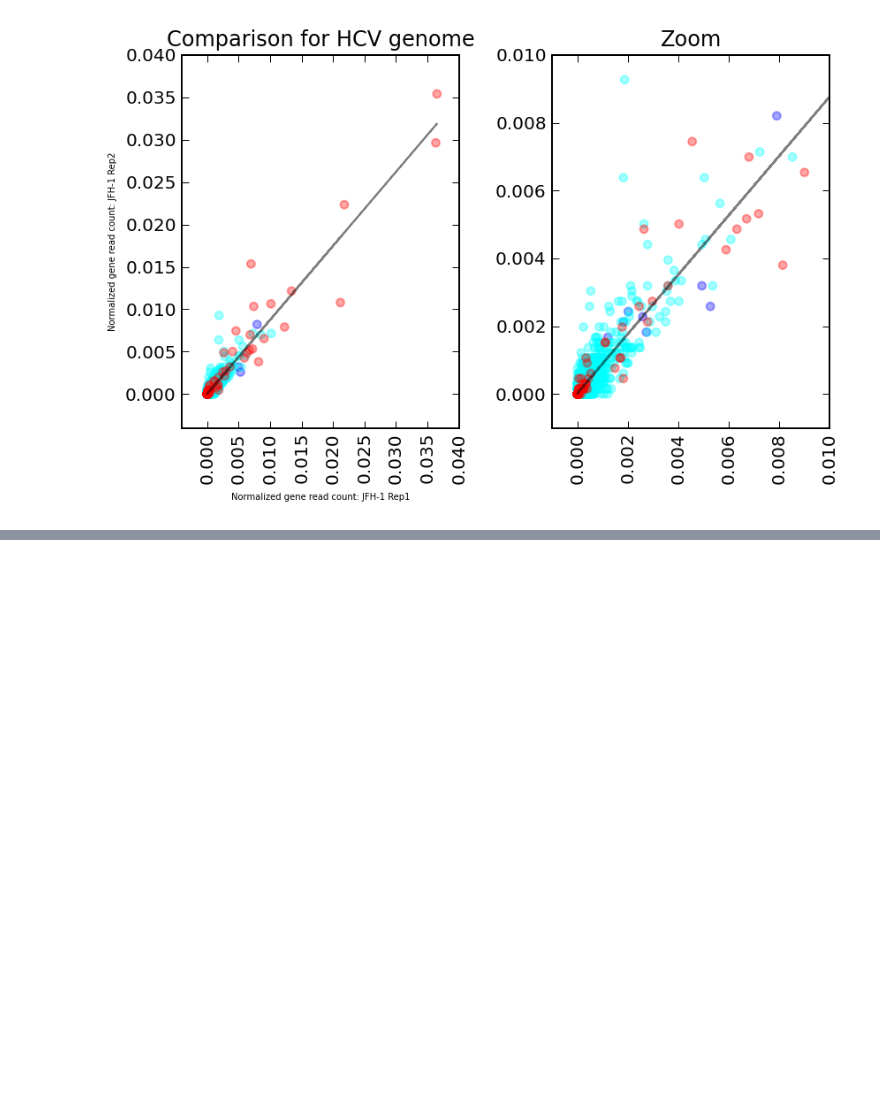
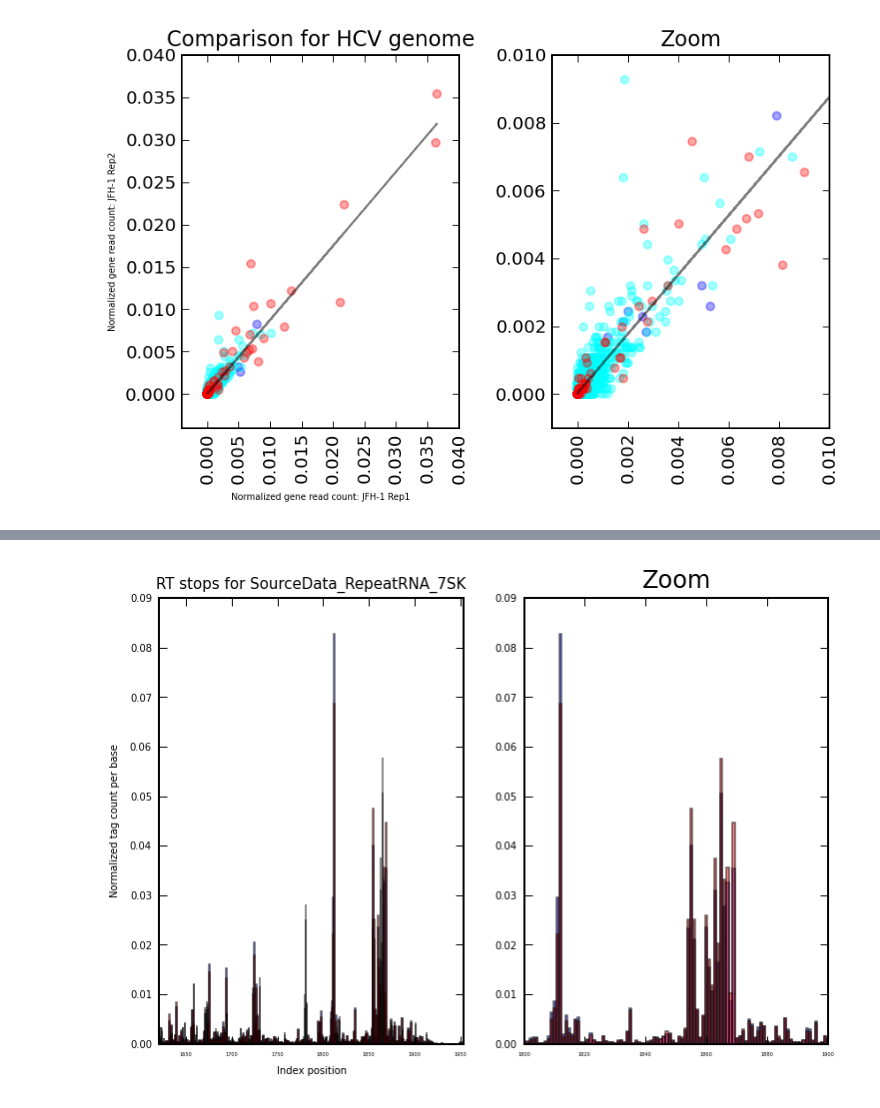
Before and after one commit to lmart999/Sandbox, a Jupyter notebook: fast_iCLIP.ipynb, the cells around one changed output, grey strips where cells are left out. Cells and saved outputs as stored; diff of their text form; code cells hidden in the pictures; blank space fills up the shorter version.

Commit message:
-meta analysis,motif,extractor funtion.

```diff
--- a/fast_iCLIP.ipynb
+++ b/fast_iCLIP.ipynb
@@ -1260,0 +1399,85 @@ fig6.savefig(outfilepath+'HCV_fullGenomeCoor_hist_Supp.pdf',format='pdf',bbox_in
+# %%
+# - Repeat index sequence -
+repeatGenomeBuild=os.getcwd() + '/docs/repeat/repeatRNA.fa'
+repeat_genome=np.genfromtxt(repeatGenomeBuild,dtype='string')
+repeat_genome_bases=repeat_genome[1]
+repeat_genome_size=len(repeat_genome[1])
+# Repeat index positions
+repeatAnnotation=os.getcwd() + '/docs/repeat/Hs_repeatIndex_positions.txt'
+repeatAnnotDF=pd.DataFrame(pd.read_table(repeatAnnotation,header=None))
+repeatAnnotDF.columns=['Name','Length','IndexStart','IndexEnd']
+# Python list extraction is not end index inclusive; to extract sequence, use end + 1.
+repeatAnnotDF['End_for_extraction']=repeatAnnotDF['IndexEnd']+1
+
+# - Repeat RNA name -
+repeatName='7SK'
+fileName='SourceData_RepeatRNA_%s'%repeatName
+
+# Get start,end for repeat RNA and extract the sequence
+coords=np.array(repeatAnnotDF[repeatAnnotDF['Name']==repeatName][['IndexStart','End_for_extraction']])
+sequence=np.array(list(repeat_genome_bases[coords[0][0]:coords[0][1]]))
+
+# Create data frame for storage
+storageDF=pd.DataFrame()
+
+fig1=plt.figure(1)
+
+# Datasets
+sampleNames=['ddx21v3','ddx21v4']
+# Colors
+colors=['blue','red']
+# Iterate through samples
+i=0
+for sampleName in sampleNames:
+
+    # Get file
+    path=os.getcwd() + '/results/%s/%s'%(sampleName,fileName)
+    RTpositions=np.loadtxt(path,delimiter='\t',dtype=int)
+
+    # Histogram
+    bins=range(coords[0][0],coords[0][1]+1,1) # Make sure bins are end coordinate inclusive
+    hist,bins=np.histogram(RTpositions,bins=bins)
+    width=0.7*(bins[1]-bins[0])
+    center=(bins[:-1] + bins[1:])/2
+
+    # Noramalize histogram frequencies by the total numer of RT stops
+    histPlot=np.array(hist,dtype=float)
+    histPlot=np.array(histPlot/float(len(RTpositions)),dtype=float)
+
+    # Plot histograms
+    plt.subplot(1,2,1)
+    plt.bar(center,histPlot,align='center',width=width,color=colors[i],alpha=0.45)
+    plt.tick_params(axis='x',labelsize=2.5)
+    plt.tick_params(axis='y',labelsize=5)
+    plt.title('RT stops for %s'%fileName,fontsize=7.5)
+    plt.xlim(coords[0][0],coords[0][1])
+    plt.xlabel("Index position",fontsize=5)
+    plt.ylabel("Normalized tag count per base",fontsize=5)
+    plt.subplot(1,2,2)
+    plt.bar(center,histPlot,align='center',width=width,color=colors[i],alpha=0.45)
+    plt.tick_params(axis='x',labelsize=2.5)
+    plt.tick_params(axis='y',labelsize=5)
+    plt.title('Zoom')
+    plt.xlim(1800,1900)
+
+    # Extract sequence and record counts
+    storageDF['Sequence']=sequence
+    readsPerBase=np.array(list(hist))
+    readsPerBaseNorm=np.array(list(histPlot))
+    colName=sampleName+'RT_stops'
+    storageDF[colName]=readsPerBase
+    colNameNorm=sampleName+'RT_stops_norm'
+    storageDF[colNameNorm]=readsPerBaseNorm
+
+    i+=1
+
+# Save file and figure
+saveName='%s_RepeatRNAcomparison.data'%repeatName
+project='ddx21'
+outfilepath=os.getcwd() + '/metaanalysis/%s/%s'%(project,saveName)
+storageDF.to_csv(outfilepath)
+outfilepath=os.getcwd() + '/metaanalysis/%s/'%project
+fig1.savefig(outfilepath+'%s_RepeatRNAcomparison.png'%repeatName,format='png',bbox_inches='tight',dpi=200,pad_inches=0.5)
+fig1.savefig(outfilepath+'%s_RepeatRNAcomparison.pdf'%repeatName,format='pdf',bbox_inches='tight',dpi=200,pad_inches=0.5)
+# %% [output]
+[figure, added]
```
Also changed, not shown: parts of 23 cells of this notebook.
